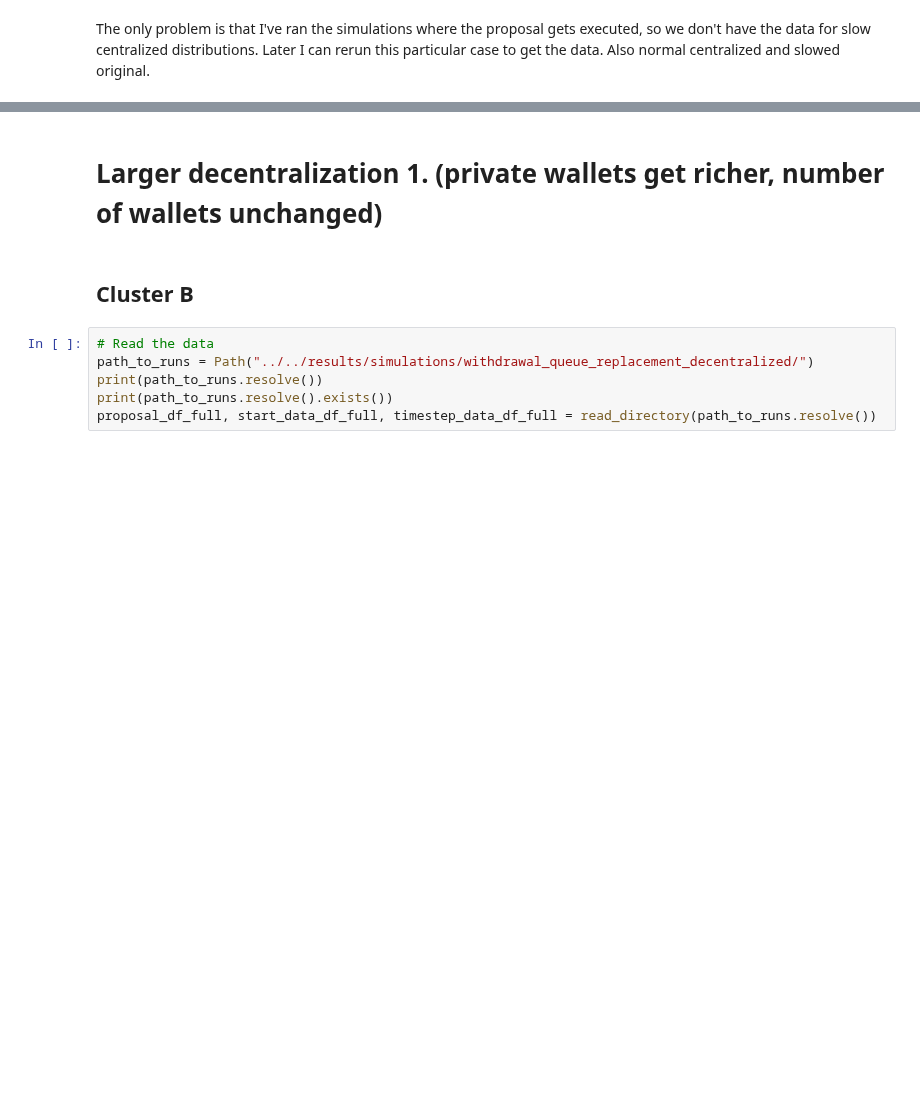
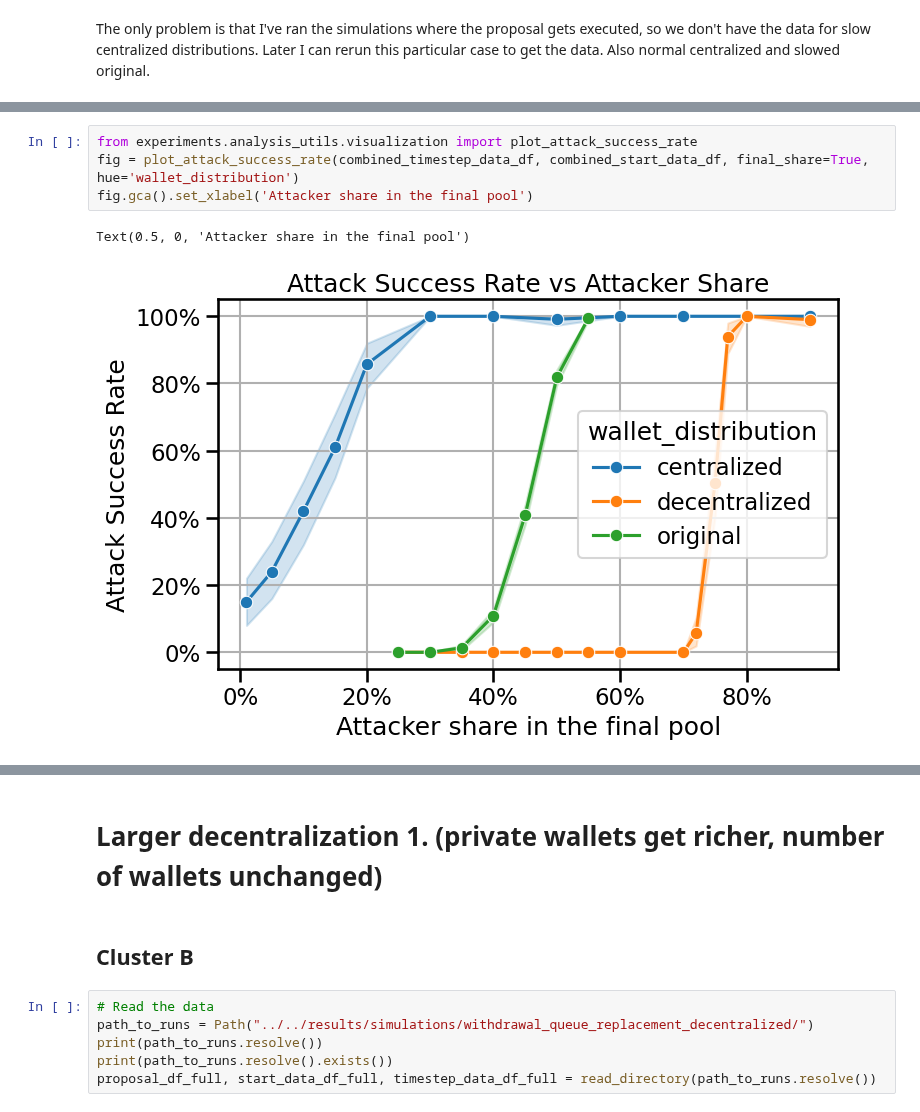
Before and after one commit to collectif-dao/dg-research, a Jupyter notebook: experiments/notebooks/clean_notebook_future_proof.ipynb, the cells around one changed output, grey strips where cells are left out. Drawn from its saved outputs; the diff is of its cells as text; blank space fills up the shorter version.

Commit message:
Futureproof: added info on attacks by adding stETH

```diff
--- a/experiments/notebooks/clean_notebook_future_proof.ipynb
+++ b/experiments/notebooks/clean_notebook_future_proof.ipynb
@@ -66,0 +112,7 @@ The only problem is that I've ran the simulations where the proposal gets execut
+# %%
+from experiments.analysis_utils.visualization import plot_attack_success_rate
+fig = plot_attack_success_rate(combined_timestep_data_df, combined_start_data_df, final_share=True, hue='wallet_distribution')
+fig.gca().set_xlabel('Attacker share in the final pool')
+# %% [output]
+Text(0.5, 0, 'Attacker share in the final pool')
+[figure, added]
```
Also changed, not shown: parts of 3 cells of this notebook, 3 other files.
